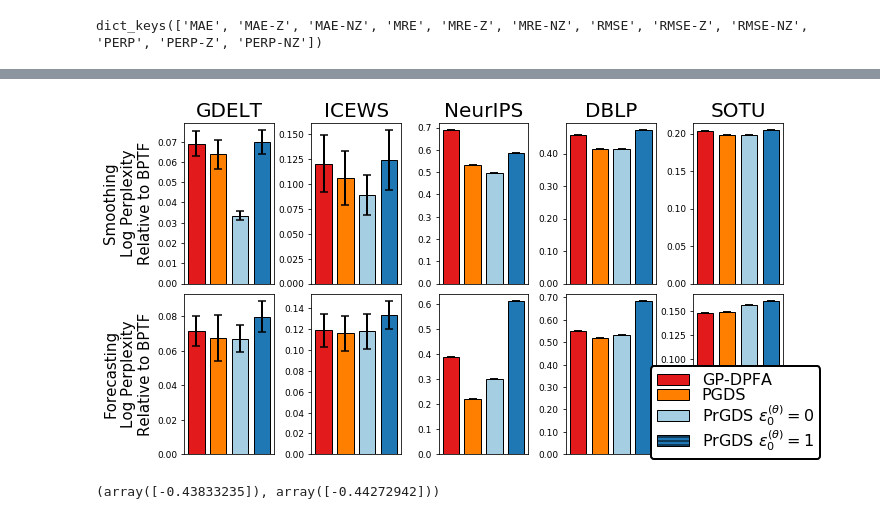
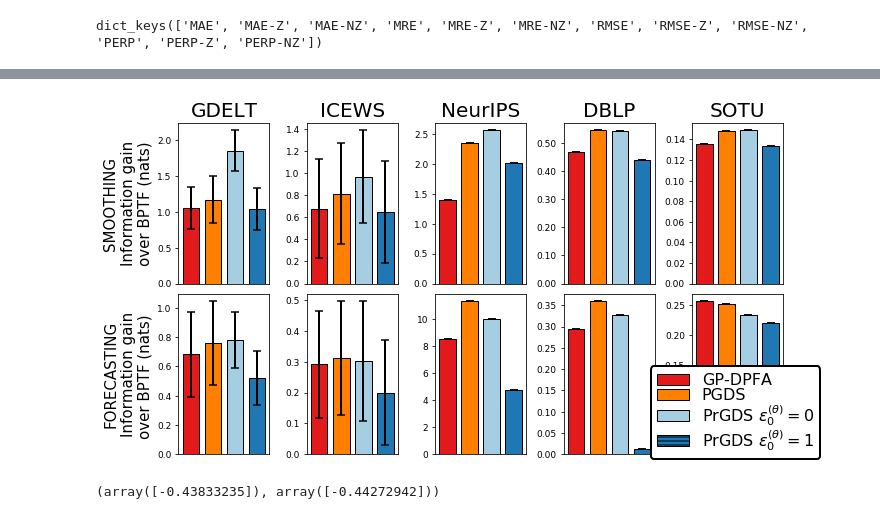
Before and after one commit to aschein/prgds, a Jupyter notebook: results/matrices/matrix_results.ipynb, the cells around one changed output, grey strips where cells are left out. Cells and saved outputs as stored; diff of their text form; code cells hidden in the pictures.

```diff
--- a/results/matrices/matrix_results.ipynb
+++ b/results/matrices/matrix_results.ipynb
@@ -6,6 +6,8 @@ import pandas as pd
 import itertools as it
 
 import matplotlib
+matplotlib.rcParams['pdf.fonttype'] = 42
+matplotlib.rcParams['ps.fonttype'] = 42
 import matplotlib.pyplot as plt
 import matplotlib.patches as mpatches
 import matplotlib.gridspec as gridspec
@@ -52,11 +59,11 @@ for row, task in enumerate(['Smoothing', 'Forecasting']):
         data_str = data.lower() if data != 'SOTU' else 'stou'
         foo = bptf_df.loc[(bptf_df['model_type'] == 'bptf') &
                           (bptf_df.experiment.apply(lambda x: data_str in x))]
-        metric_str = 'perp_s_nz' if task ==  'Smoothing' else 'perp_f_nz'
-        bptf_vals = np.array([np.log(x) for x in foo[metric_str]])
+        metric_str = 'perp_s' if task ==  'Smoothing' else 'perp_f'
+        bptf_vals = np.array([x for x in foo[metric_str]])
 
         vals = np.asarray(all_results[dataset]['pgds'][err_metric])
-        vals = np.log(vals) / bptf_vals
+        vals = np.log(bptf_vals)-np.log(vals)
 
         ax.bar(width + space, vals.mean(), yerr=vals.std(), label='PGDS',
                color=PGDS_COLOR, width=width,
@@ -64,7 +71,7 @@ for row, task in enumerate(['Smoothing', 'Forecasting']):
                edgecolor='k')
 
         vals = np.asarray(all_results[dataset]['gpdpfa'][err_metric])
-        vals = np.log(vals) / bptf_vals
+        vals = np.log(bptf_vals)-np.log(vals)
 
         ax.bar(0, vals.mean(), yerr=vals.std(), label='GP-DPFA',
                color=GPDPFA_COLOR, width=width,
@@ -80,7 +87,7 @@ for row, task in enumerate(['Smoothing', 'Forecasting']):
             prior = 'dir' if mtx_is_dirichlet else 'gam'
             model = 'v2-%s-theta%d-nu%d' % (prior, theta_eps, nu_eps)
             vals = np.asarray(all_results[dataset][model][err_metric])
-            vals = np.log(vals) / bptf_vals
+            vals = np.log(bptf_vals)-np.log(vals)
 
             color = PRGDS0_COLOR if theta_eps == 0 else PRGDS1_COLOR
 
@@ -96,9 +103,9 @@ for row, task in enumerate(['Smoothing', 'Forecasting']):
 
         if col == 0:
             if row == 0:
-                ax.set_ylabel('Smoothing\nLog Perplexity\nRelative to BPTF', fontsize=15)
+                ax.set_ylabel('SMOOTHING\nInformation gain\nover BPTF (nats)', fontsize=15)
             else:
-                ax.set_ylabel('Forecasting\nLog Perplexity\nRelative to BPTF', fontsize=15)
+                ax.set_ylabel('FORECASTING\nInformation gain\nover BPTF (nats) ', fontsize=15)
 
 
         if row == 0:
@@ -132,35 +139,35 @@ LEGEND_ELEMENTS = [mpatches.Patch(facecolor=GPDPFA_COLOR,
                    label='GP-DPFA'),
 
                 mpatches.Patch(facecolor=PGDS_COLOR,
                    edgecolor='Black',
                    label='PGDS'),
 
                    mpatches.Patch(facecolor=PRGDS0_COLOR,
                     edgecolor='Black',
                     label='PrGDS $\\epsilon_0^{(\\theta)}{=}0$'),
 
                   mpatches.Patch(facecolor=PRGDS1_COLOR,
                     edgecolor='Black',
                     hatch='-' * 3,
                     label='PrGDS $\\epsilon_0^{(\\theta)}{=}1$')]
 
 legend = plt.figlegend(handles=LEGEND_ELEMENTS,
               loc='lower right',
               ncol=1,
               labelspacing=0.,
               framealpha=1.0,
               prop={'size':16},
               frameon=True)
 legend.get_frame().set_linewidth(2)
 legend.get_frame().set_edgecolor('Black')
 
 plt.tight_layout(pad=0.1, h_pad=None, w_pad=None, rect=None)
 plt.savefig('test_new_matrix_results.pdf',
-            dpi=100,
+            dpi=1000,
             pad_inches=0.0,
             format='pdf')
 # %% [output]
-[figure, old version]
+[figure, new version]
 # %%
 -np.log(all_results[dataset]['gpdpfa']['PERP']), -np.log(all_results[dataset]['pgds']['PERP'])
 # %% [output]
```
Also changed, not shown: parts of 1 cell of this notebook, 2 other files.
